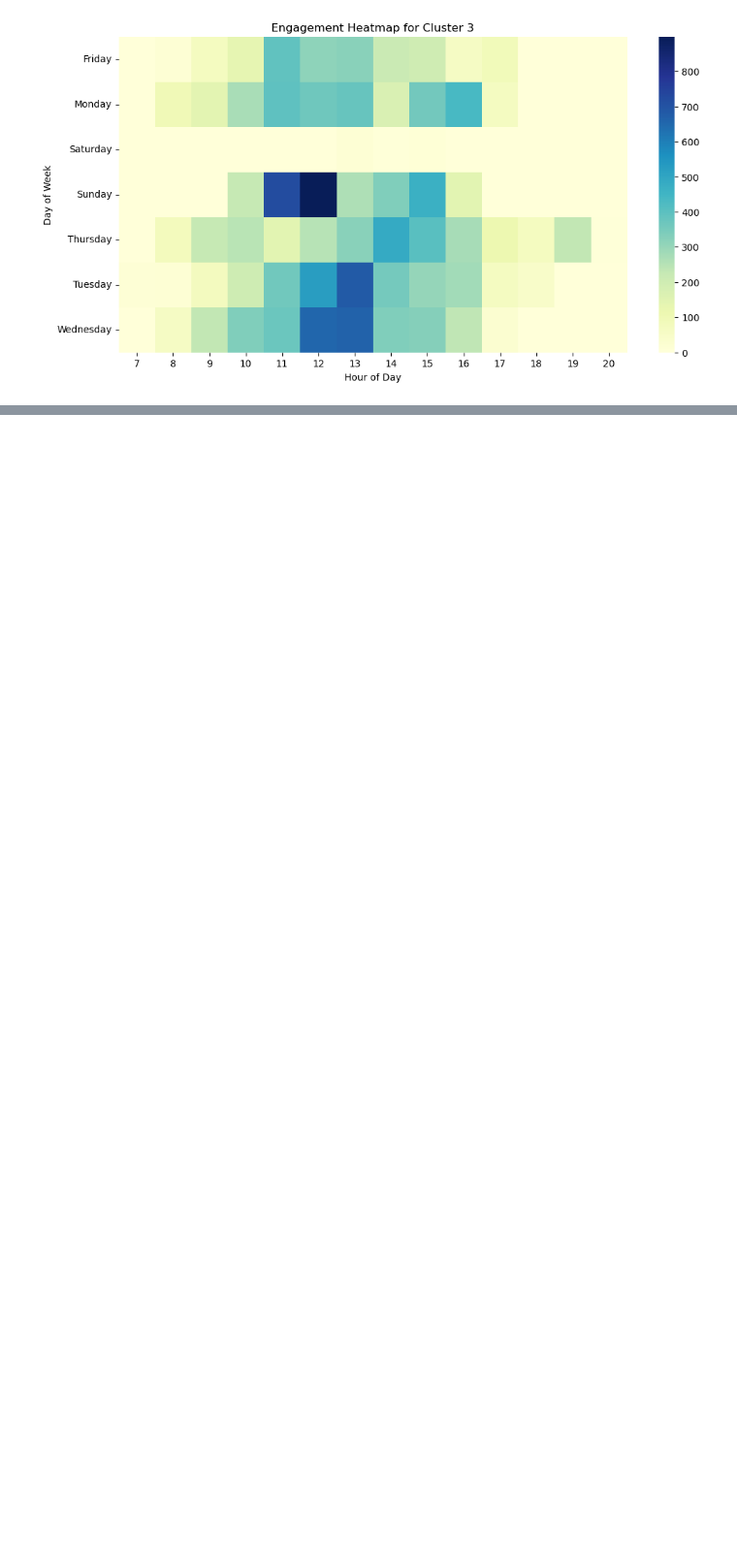
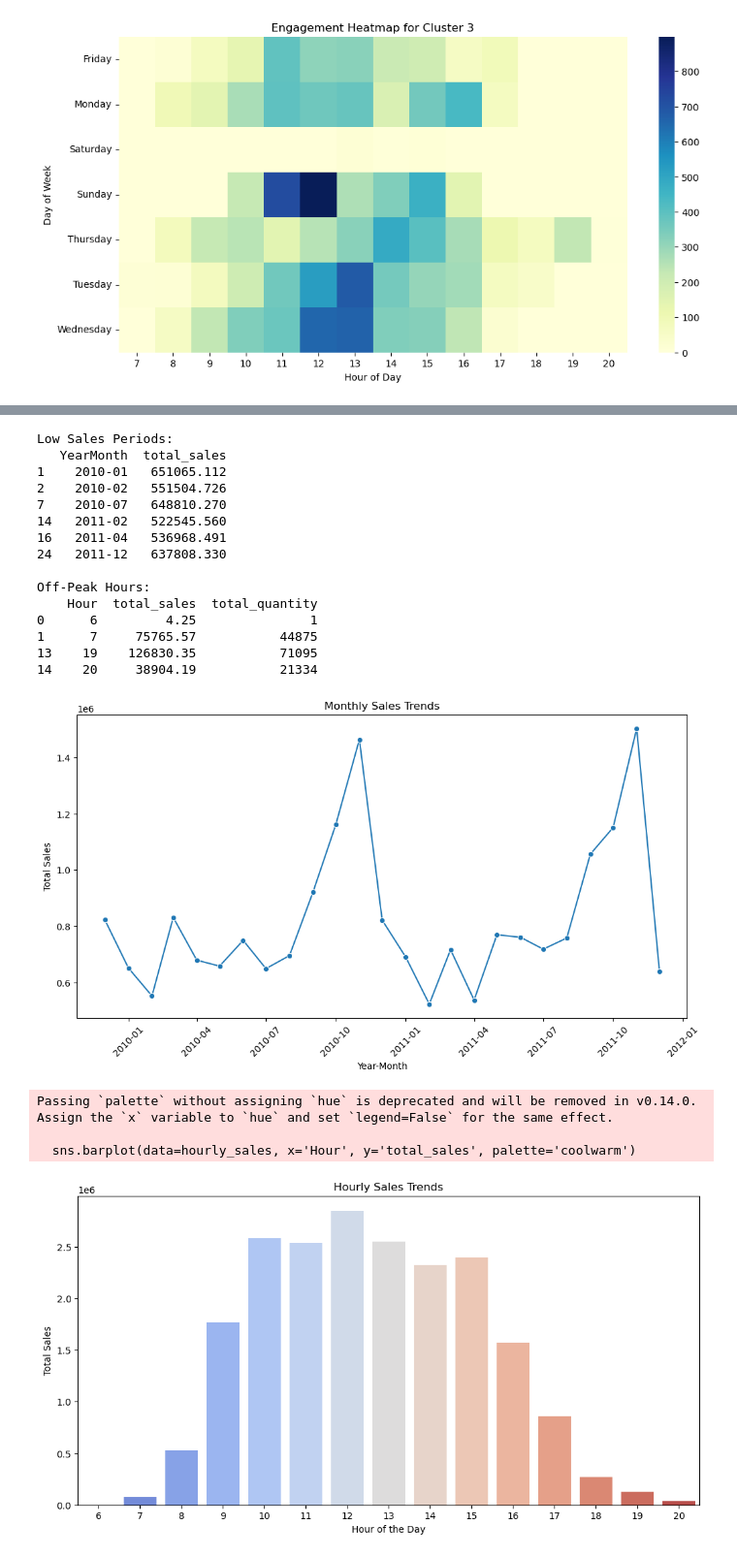
Before and after one commit to mewilliams1203/Data-Science-Final, a Jupyter notebook: projectB.ipynb, the cells around one changed output, grey strips where cells are left out. Shown: that part at 97% size. Cells and saved outputs as stored; diff of their text form; code cells hidden in the pictures; blank space fills up the shorter version.

Commit message:
sale-forecasting

```diff
--- a/projectB.ipynb
+++ b/projectB.ipynb
@@ -297,0 +356,69 @@ See the caveats in the documentation: https://pandas.pydata.org/pandas-docs/stab
+# %%
+# Identify low sales months
+low_sales = monthly_sales[monthly_sales['total_sales'] < monthly_sales['total_sales'].quantile(0.25)]
+print("\nLow Sales Periods:")
+print(low_sales[['YearMonth', 'total_sales']])
+
+# Aggregate sales by hour
+hourly_sales = df.groupby('Hour').agg(
+    total_sales=('TotalSales', 'sum'),
+    total_quantity=('Quantity', 'sum'),
+).reset_index()
+
+# Identify off-peak hours
+off_peak_hours = hourly_sales[hourly_sales['total_sales'] < hourly_sales['total_sales'].quantile(0.25)]
+print("\nOff-Peak Hours:")
+print(off_peak_hours)
+
+# Convert YearMonth to datetime for plotting
+monthly_sales['YearMonth'] = monthly_sales['YearMonth'].astype(str)
+monthly_sales['YearMonth'] = pd.to_datetime(monthly_sales['YearMonth'])
+
+# Plot monthly sales trends
+plt.figure(figsize=(12, 6))
+sns.lineplot(data=monthly_sales, x='YearMonth', y='total_sales', marker='o')
+plt.title("Monthly Sales Trends")
+plt.xlabel("Year-Month")
+plt.ylabel("Total Sales")
+plt.xticks(rotation=45)
+plt.show()
+
+
+# Plot hourly sales trends
+plt.figure(figsize=(12, 6))
+sns.barplot(data=hourly_sales, x='Hour', y='total_sales', palette='coolwarm')
+plt.title("Hourly Sales Trends")
+plt.xlabel("Hour of the Day")
+plt.ylabel("Total Sales")
+plt.show()
+
+# Recommendations for low-sales months
+print("\nSeasonal Discount Recommendations:")
+for _, row in low_sales.iterrows():
+    print(f"Recommend offering discounts during {row['YearMonth']} to boost sales.")
+
+# Recommendations for off-peak hours
+print("\nOff-Peak Hour Discount Recommendations:")
+for _, row in off_peak_hours.iterrows():
+    print(f"Recommend offering discounts during {row['Hour']} hour to increase sales.")
+# %% [output]
+Low Sales Periods:
+   YearMonth  total_sales
+1    2010-01   651065.112
+2    2010-02   551504.726
+7    2010-07   648810.270
+14   2011-02   522545.560
+16   2011-04   536968.491
+24   2011-12   637808.330
+
+Off-Peak Hours:
+    Hour  total_sales  total_quantity
+0      6         4.25               1
+1      7     75765.57           44875
+13    19    126830.35           71095
+14    20     38904.19           21334
+[figure, added]
+Passing `palette` without assigning `hue` is deprecated and will be removed in v0.14.0. Assign the `x` variable to `hue` and set `legend=False` for the same effect.
+
+  sns.barplot(data=hourly_sales, x='Hour', y='total_sales', palette='coolwarm')
+[figure, added]
```
Also changed, not shown: parts of 3 cells of this notebook.
